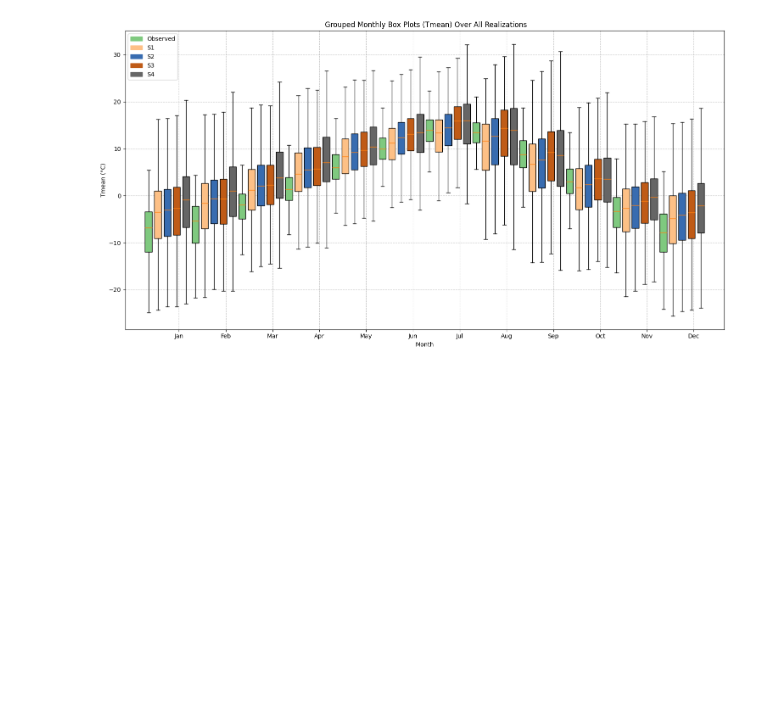
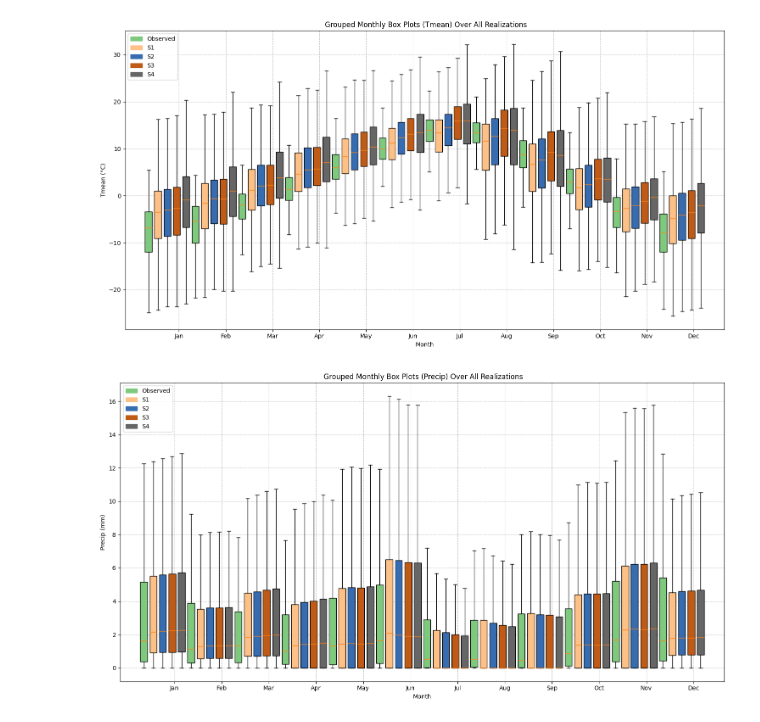
Before and after one commit to moniquebeaulieu/TM_PHES, a Jupyter notebook: delta_analysis.ipynb, the cells around one changed output. Drawn from its saved outputs; the diff is of its cells as text; code cells hidden in the pictures; blank space fills up the shorter version.

```diff
--- a/delta_analysis.ipynb
+++ b/delta_analysis.ipynb
@@ -460,3 +460,7 @@ list_of_df_lists = [observed_dfs, s1_t_p, s2_t_p, s3_t_p, s4_t_p]
 plot_monthly_grouped_boxplots(list_of_df_lists, 'tmean')
 # %% [output]
 [figure]
+# %%
+plot_monthly_grouped_boxplots(list_of_df_lists, 'precip')
+# %% [output]
+[figure, added]
```
Also changed, not shown: parts of 1 cell of this notebook.
